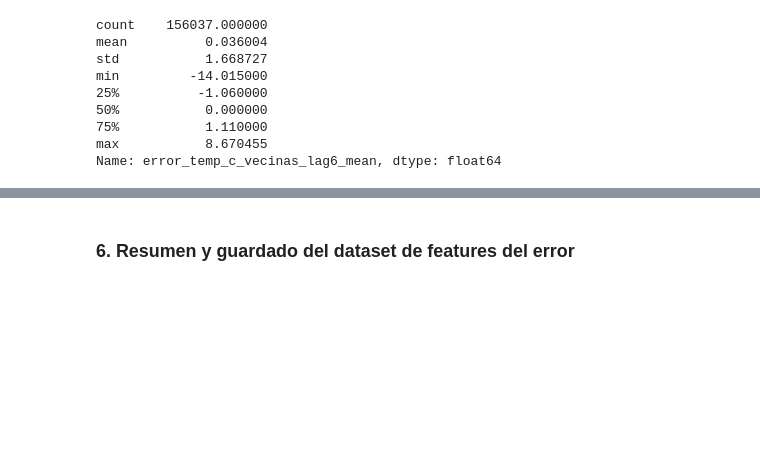
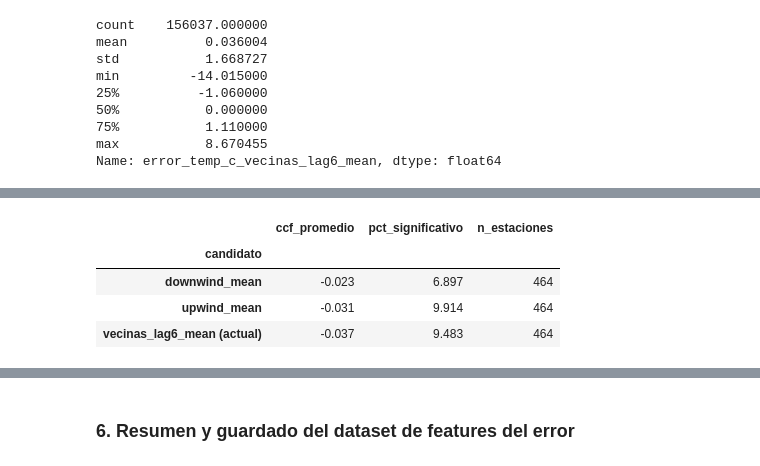
Before and after one commit to franconieto3/TPI_Taller_analisis_de_datos, a Jupyter notebook: TP3/notebooks/3_analisis_temporal.ipynb, the cells around one changed output, grey strips where cells are left out. Cells and saved outputs as stored; diff of their text form; code cells hidden in the pictures; blank space fills up the shorter version.

```diff
--- a/TP3/notebooks/3_analisis_temporal.ipynb
+++ b/TP3/notebooks/3_analisis_temporal.ipynb
@@ -1243,0 +1364,25 @@ Name: error_temp_c_vecinas_lag6_mean, dtype: float64
+# %%
+filas_gate_diff = []
+for sid, g in panel_error.groupby('station_id'):
+    g = g.sort_values('target_hour_utc')
+    error_diff = g['error_temp_c'].diff()
+    for nombre, col in candidatos_direccionales.items():
+        serie_diff = g[col].diff()
+        r, n = ccf_lag(serie_diff, error_diff, lag=0)
+        if np.isnan(r):
+            continue
+        umbral_sig = 1.96 / np.sqrt(n)
+        filas_gate_diff.append({'station_id': sid, 'candidato': nombre, 'ccf': r, 'n': n, 'significativo': abs(r) > umbral_sig})
+
+tabla_gate_diff = pd.DataFrame(filas_gate_diff)
+resumen_gate_diff = (tabla_gate_diff.groupby('candidato')
+                     .agg(ccf_promedio=('ccf', 'mean'), pct_significativo=('significativo', lambda s: 100 * s.mean()),
+                          n_estaciones=('station_id', 'nunique'))
+                     .round(3))
+resumen_gate_diff
+# %% [output]
+|  | ccf_promedio | pct_significativo | n_estaciones |
+| candidato |  |  |  |
+| downwind_mean | -0.023 | 6.897 | 464 |
+| upwind_mean | -0.031 | 9.914 | 464 |
+| vecinas_lag6_mean (actual) | -0.037 | 9.483 | 464 |
```
Also changed, not shown: parts of 9 cells of this notebook.
